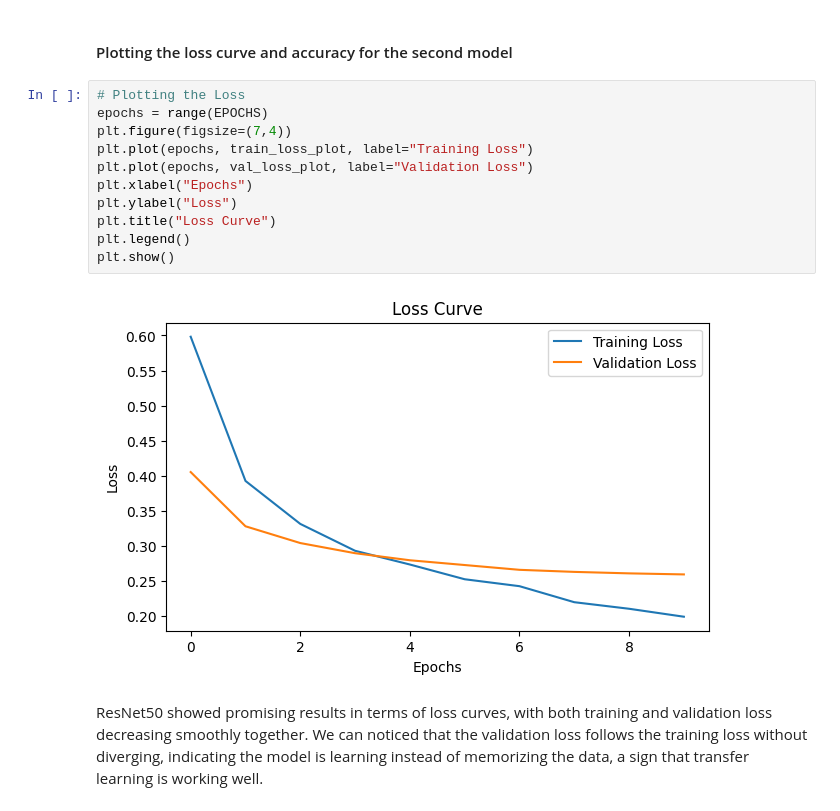
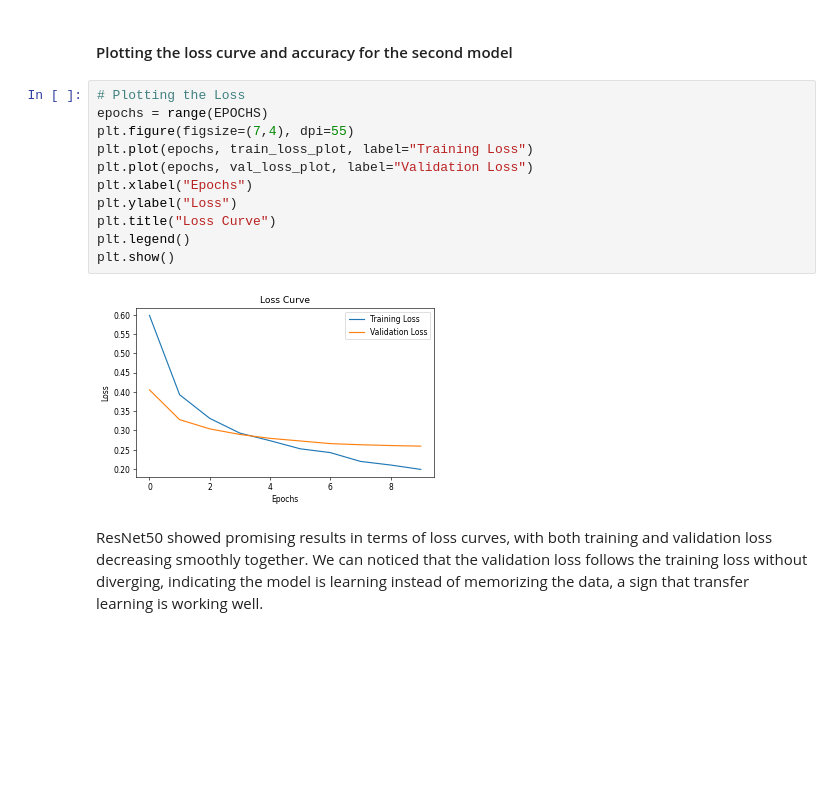
Before and after one commit to raquelcolares/AI_and_Safety_Engineering, a Jupyter notebook: notebook/AI_and_Safety_Engineering.ipynb, the cells around one changed output. Drawn from its saved outputs; the diff is of its cells as text; blank space fills up the shorter version.

```diff
--- a/notebook/AI_and_Safety_Engineering.ipynb
+++ b/notebook/AI_and_Safety_Engineering.ipynb
@@ -639,16 +640,16 @@ Total training time: 9.354 seconds
 # %%
 # Plotting the Loss
 epochs = range(EPOCHS)
-plt.figure(figsize=(7,4))
+plt.figure(figsize=(7,4), dpi=55)
 plt.plot(epochs, train_loss_plot, label="Training Loss")
 plt.plot(epochs, val_loss_plot, label="Validation Loss")
 plt.xlabel("Epochs")
 plt.ylabel("Loss")
 plt.title("Loss Curve")
 plt.legend()
 plt.show()
 # %% [output]
-[figure, old version]
+[figure, new version]
 # %% [markdown]
 ResNet50 showed promising results in terms of loss curves, with both training and validation loss decreasing smoothly together. We can noticed that the validation loss follows the training loss without diverging, indicating the model is learning instead of memorizing the data, a sign that transfer learning is working well.
 # %%
```
Also changed, not shown: parts of 13 cells of this notebook.
